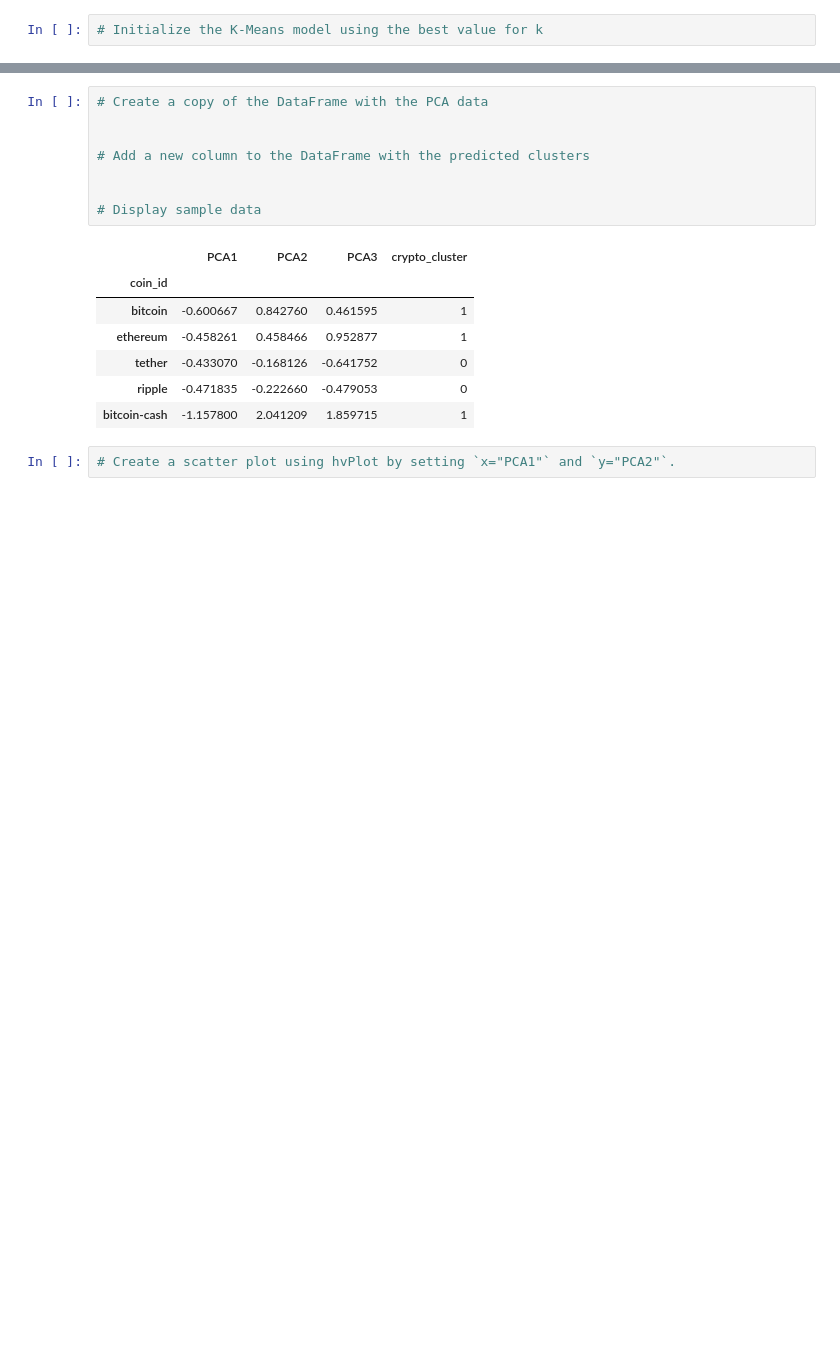
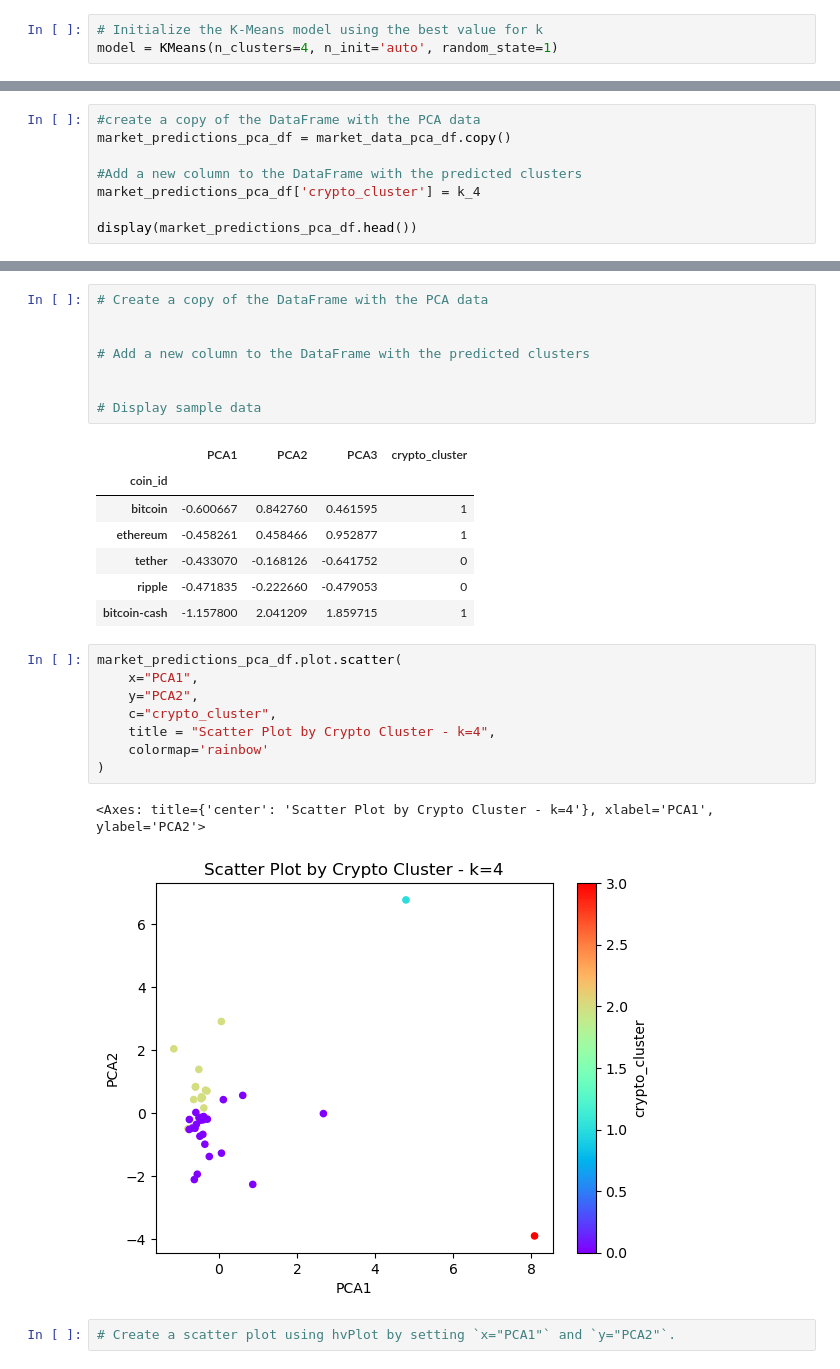
Before and after one commit to jjmccarty/CryptoClustering, a Jupyter notebook: Crypto_Clustering.ipynb, the cells around one changed output, grey strips where cells are left out. Drawn from its saved outputs; the diff is of its cells as text; blank space fills up the shorter version.

```diff
--- a/Crypto_Clustering.ipynb
+++ b/Crypto_Clustering.ipynb
@@ -385,5 +438,6 @@ display(market_data_pca_df.head(10))
 ### Cluster Cryptocurrencies with K-means Using the PCA Data
 # %%
 # Initialize the K-Means model using the best value for k
+model = KMeans(n_clusters=4, n_init='auto', random_state=1)
 # %%
 # Fit the K-Means model using the PCA data
@@ -394,0 +461,8 @@ display(market_data_pca_df.head(10))
+# %%
+#create a copy of the DataFrame with the PCA data
+market_predictions_pca_df = market_data_pca_df.copy()
+
+#Add a new column to the DataFrame with the predicted clusters
+market_predictions_pca_df['crypto_cluster'] = k_4
+
+display(market_predictions_pca_df.head())
@@ -408,6 +490,17 @@ display(market_data_pca_df.head(10))
 | tether | -0.433070 | -0.168126 | -0.641752 | 0 |
 | ripple | -0.471835 | -0.222660 | -0.479053 | 0 |
 | bitcoin-cash | -1.157800 | 2.041209 | 1.859715 | 1 |
+# %%
+market_predictions_pca_df.plot.scatter(
+    x="PCA1",
+    y="PCA2",
+    c="crypto_cluster",
+    title = "Scatter Plot by Crypto Cluster - k=4",
+    colormap='rainbow'
+)
+# %% [output]
+<Axes: title={'center': 'Scatter Plot by Crypto Cluster - k=4'}, xlabel='PCA1', ylabel='PCA2'>
+[figure, added]
 # %%
 # Create a scatter plot using hvPlot by setting `x="PCA1"` and `y="PCA2"`.
 # %% [output]
```
Also changed, not shown: parts of 10 cells of this notebook.
